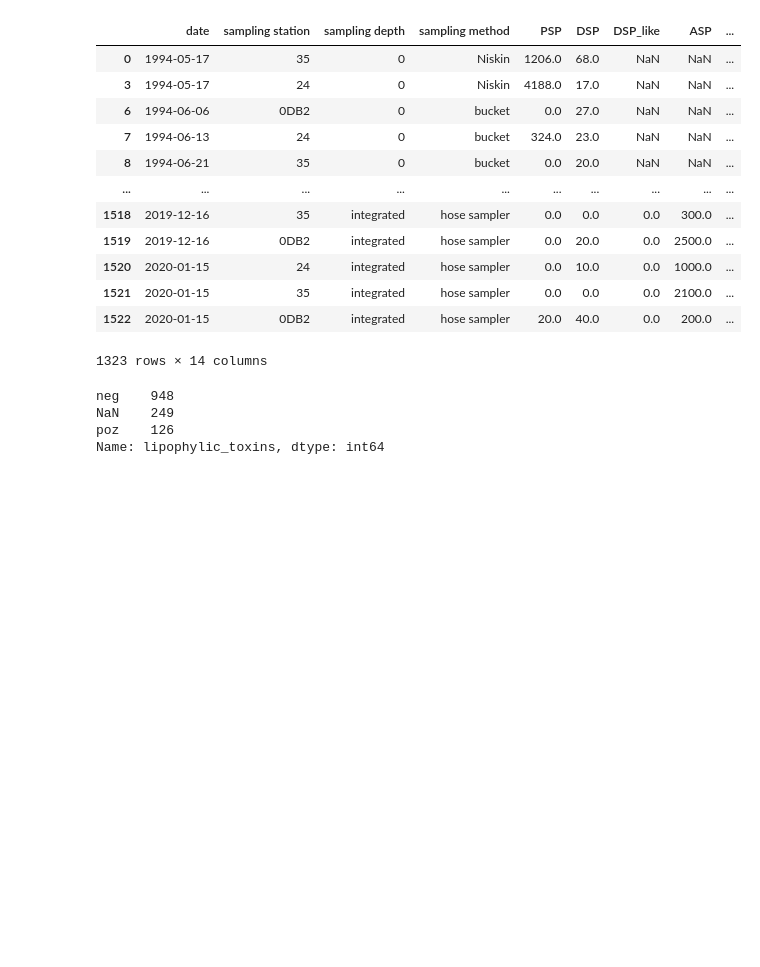
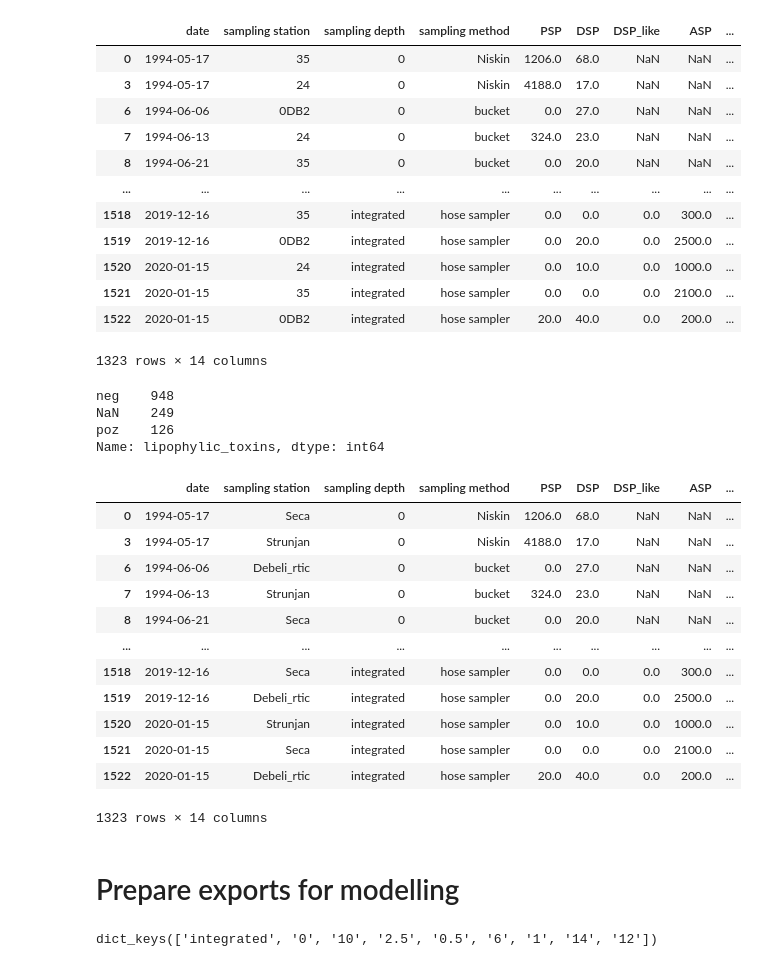
Before and after one commit to MartinMarzi/HABTox-predictor, a Jupyter notebook: toxic-algae_preprocessing_1_2.ipynb, the cells around one changed output. Saved outputs shown, nothing was run; the diff lists cells and outputs as text; code cells hidden in the pictures; blank space fills up the shorter version.

```diff
--- a/toxic-algae_preprocessing_1_2.ipynb
+++ b/toxic-algae_preprocessing_1_2.ipynb
@@ -126,7 +126,6 @@ df_tox = pd.read_csv("data/Toxins_Podatki_1994_onwards_24062021_Martin_1_0.csv",
 df_tox = df_tox.drop(columns=["data source", "PSP toxins", "ASP toxins", "yessotoxins"])
 
 # create timestamp
-# It produces a mistake 08/11/2019 -> 2019-08-11 !!!! What to do?
 df_tox["date"] = pd.to_datetime(df_tox["date"])
 
 # sort by date attribute
@@ -135,6 +134,7 @@ df_tox = df_tox.sort_values('date')
 # set DateTime as index
 df_tox.set_index('date', inplace=True)
 
+pd.set_option("max_rows", 15)
 df_tox
 # %% [output]
 |  | sampling station | lipophylic toxins | lipophylic toxins (OA (µg/kg)) | lipophylic toxins (DTX2 (µg/kg)) | ban start | ban stop |
@@ -402,3 +399,22 @@ neg    948
 NaN    249
 poz    126
 Name: lipophylic_toxins, dtype: int64
+# %%
+pd.set_option("max_rows", 15)
+df_cons
+# %% [output]
+|  | date | sampling station | sampling depth | sampling method | PSP | DSP | DSP_like | ASP | ... |
+| 0 | 1994-05-17 | Seca | 0 | Niskin | 1206.0 | 68.0 | NaN | NaN | ... |
+| 3 | 1994-05-17 | Strunjan | 0 | Niskin | 4188.0 | 17.0 | NaN | NaN | ... |
+| 6 | 1994-06-06 | Debeli_rtic | 0 | bucket | 0.0 | 27.0 | NaN | NaN | ... |
+| 7 | 1994-06-13 | Strunjan | 0 | bucket | 324.0 | 23.0 | NaN | NaN | ... |
+| 8 | 1994-06-21 | Seca | 0 | bucket | 0.0 | 20.0 | NaN | NaN | ... |
+| ... | ... | ... | ... | ... | ... | ... | ... | ... | ... |
+| 1518 | 2019-12-16 | Seca | integrated | hose sampler | 0.0 | 0.0 | 0.0 | 300.0 | ... |
+| 1519 | 2019-12-16 | Debeli_rtic | integrated | hose sampler | 0.0 | 20.0 | 0.0 | 2500.0 | ... |
+| 1520 | 2020-01-15 | Strunjan | integrated | hose sampler | 0.0 | 10.0 | 0.0 | 1000.0 | ... |
+| 1521 | 2020-01-15 | Seca | integrated | hose sampler | 0.0 | 0.0 | 0.0 | 2100.0 | ... |
+| 1522 | 2020-01-15 | Debeli_rtic | integrated | hose sampler | 20.0 | 40.0 | 0.0 | 200.0 | ... |
+1323 rows × 14 columns
+# %% [markdown]
+# Prepare exports for modelling
@@ -404,0 +429,5 @@ Name: lipophylic_toxins, dtype: int64
+# %%
+# For covnerting sampling depth to nominal in Weka
+dict(df_cons["sampling depth"].value_counts()).keys()
+# %% [output]
+dict_keys(['integrated', '0', '10', '2.5', '0.5', '6', '1', '14', '12'])
```
Also changed, not shown: parts of 6 cells of this notebook, 19 other files.
